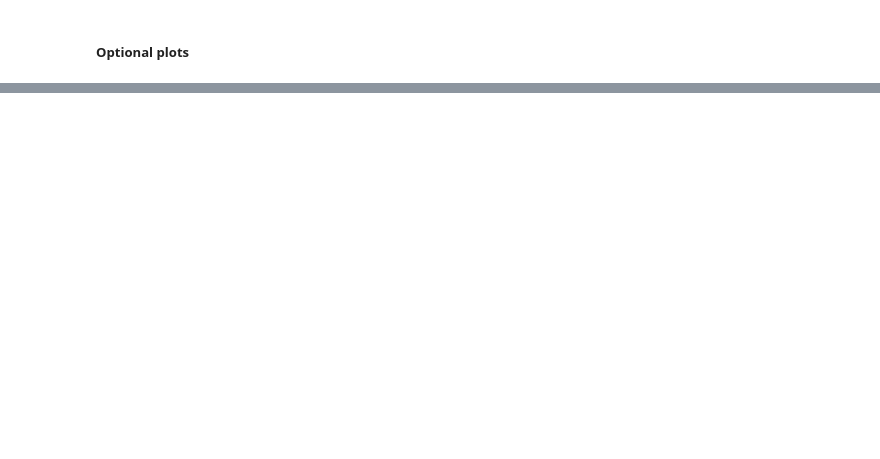
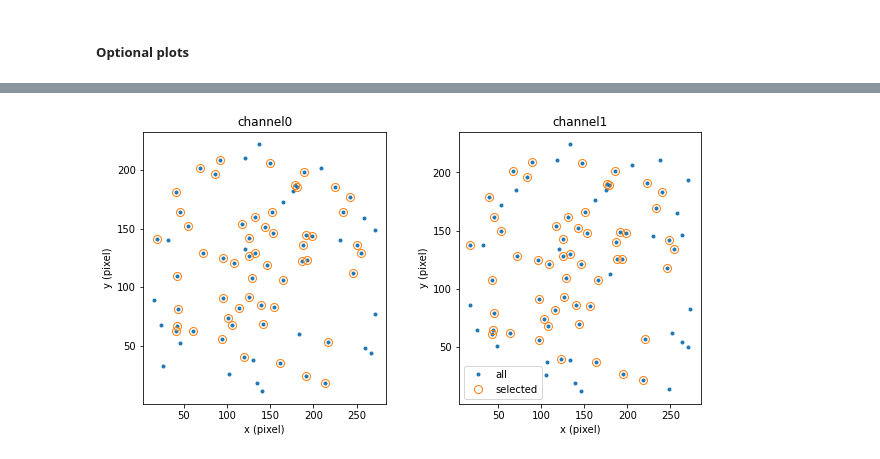
Before and after one commit to ries-lab/uiPSF, a Jupyter notebook: demo/demo_beadPSF_2ch.ipynb, the cells around one changed output, grey strips where cells are left out. Saved outputs shown, nothing was run; the diff lists cells and outputs as text; code cells hidden in the pictures; blank space fills up the shorter version.

```diff
--- a/demo/demo_beadPSF_2ch.ipynb
+++ b/demo/demo_beadPSF_2ch.ipynb
@@ -170,0 +171,4 @@ showlearnedparam(f,p)
+# %%
+showcoord(f,p)
+# %% [output]
+[figure, added]
```
Also changed, not shown: parts of 8 cells of this notebook, 7 other files.
